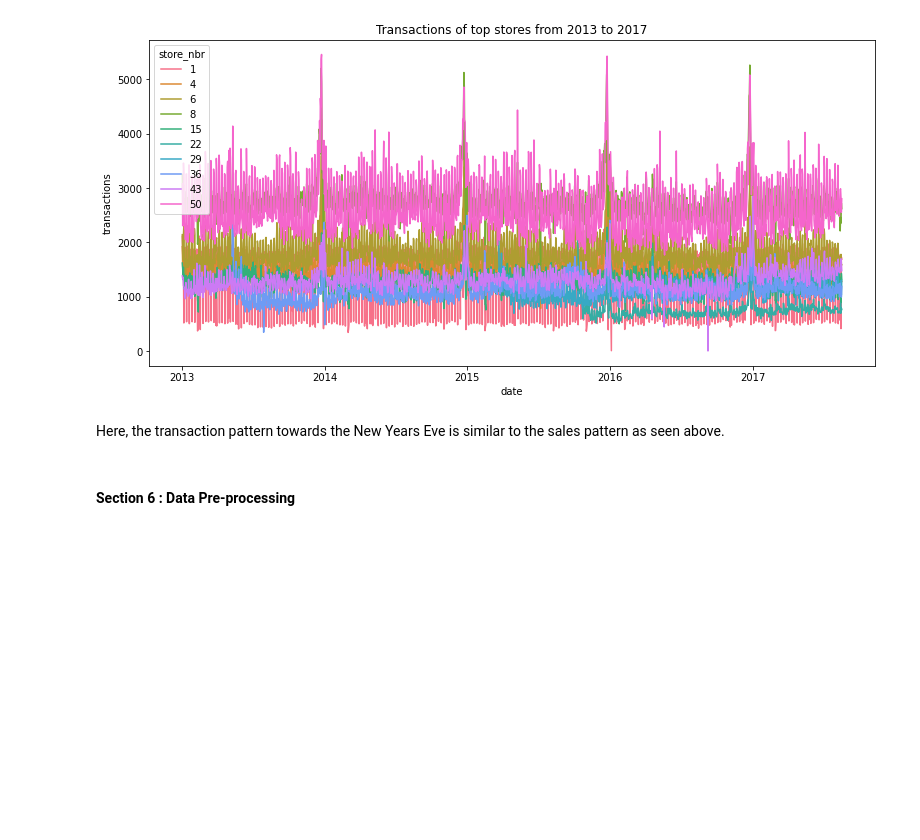
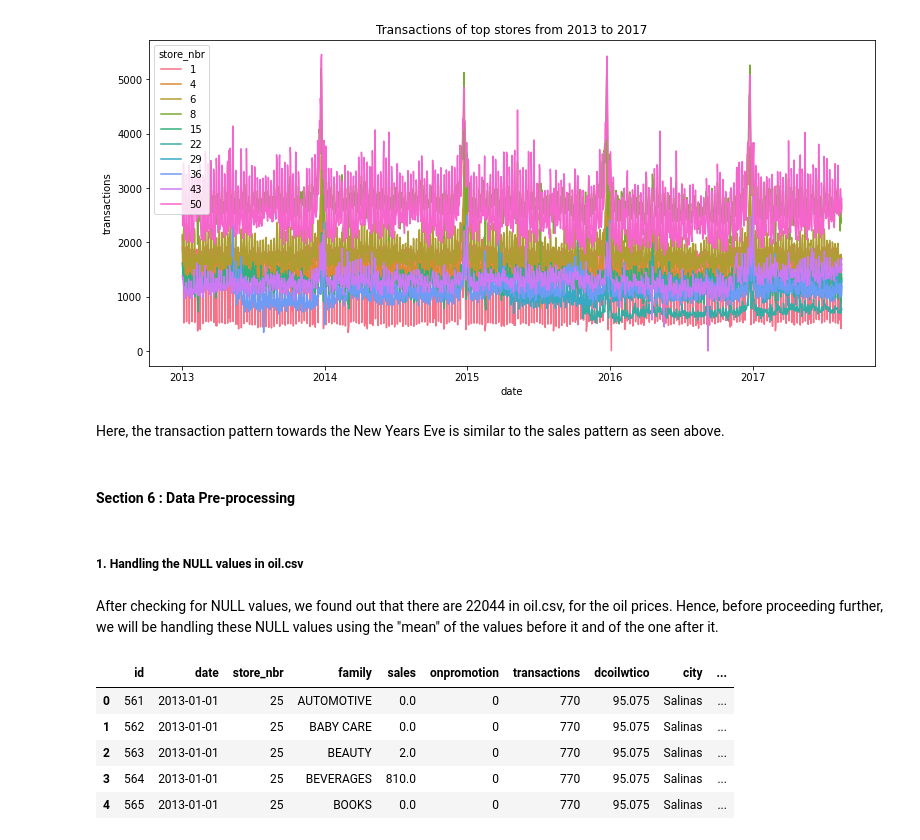
Before and after one commit to abroniewski/ML-test-repo, a Jupyter notebook: connectcsv.ipynb, the cells around one changed output. Cells and saved outputs as stored; diff of their text form; code cells hidden in the pictures; blank space fills up the shorter version.

```diff
--- a/connectcsv.ipynb
+++ b/connectcsv.ipynb
@@ -612,5 +613,46 @@ ax.set(title="Transactions of top stores from 2013 to 2017");
 Here, the transaction pattern towards the New Years Eve is similar to the sales pattern as seen above.
 # %% [markdown]
 #### Section 6 : Data Pre-processing
+# %% [markdown]
+##### 1. Handling the NULL values in oil.csv
+# %% [markdown]
+After checking for NULL values, we found out that there are 22044 in oil.csv, for the oil prices. Hence, before proceeding further, we will be handling these NULL values using the "mean" of the values before it and of the one after it.
 # %%
-#Add Spencers code for dealing with zero values
+#Fetching the data from the csv file
+output1= pd.read_csv(path + 'final.csv', index_col=False)
+
+#fill NaN of dcoilwtico using average of the nearest values
+price = 93.14
+output1['dcoilwtico1'] = 0
+output1['dcoilwtico2'] = 0
+
+for i in range(output1.shape[0]):
+    if output1['dcoilwtico'].iloc[i] > 0:
+        output1['dcoilwtico1'].iloc[i] = output1['dcoilwtico'].iloc[i].copy()
+        price = output1['dcoilwtico'].iloc[i].copy()
+    else:
+        output1['dcoilwtico1'].iloc[i] = price
+
+for i in range(output1.shape[0]):
+    if output1['dcoilwtico'].iloc[output1.shape[0]-1-i] > 0:
+        output1['dcoilwtico2'].iloc[output1.shape[0]-1-i] = output1['dcoilwtico'].iloc[output1.shape[0]-1-i].copy()
+        price = output1['dcoilwtico'].iloc[output1.shape[0]-1-i].copy()
+    else:
+        output1['dcoilwtico2'].iloc[output1.shape[0]-1-i] = price
+
+output1['dcoilwtico'] = (output1['dcoilwtico1']+output1['dcoilwtico2'])/2
+output1.drop(columns=['dcoilwtico1', 'dcoilwtico2'],inplace=True)
+
+
+#Saving our combined csv data as a new file
+output1.to_csv(path + 'preprossed.csv', index=False)
+
+# displaying result
+output1.head()
+# %% [output]
+|  | id | date | store_nbr | family | sales | onpromotion | transactions | dcoilwtico | city | ... |
+| 0 | 561 | 2013-01-01 | 25 | AUTOMOTIVE | 0.0 | 0 | 770 | 95.075 | Salinas | ... |
+| 1 | 562 | 2013-01-01 | 25 | BABY CARE | 0.0 | 0 | 770 | 95.075 | Salinas | ... |
+| 2 | 563 | 2013-01-01 | 25 | BEAUTY | 2.0 | 0 | 770 | 95.075 | Salinas | ... |
+| 3 | 564 | 2013-01-01 | 25 | BEVERAGES | 810.0 | 0 | 770 | 95.075 | Salinas | ... |
+| 4 | 565 | 2013-01-01 | 25 | BOOKS | 0.0 | 0 | 770 | 95.075 | Salinas | ... |
```
Also changed, not shown: parts of 7 cells of this notebook.
